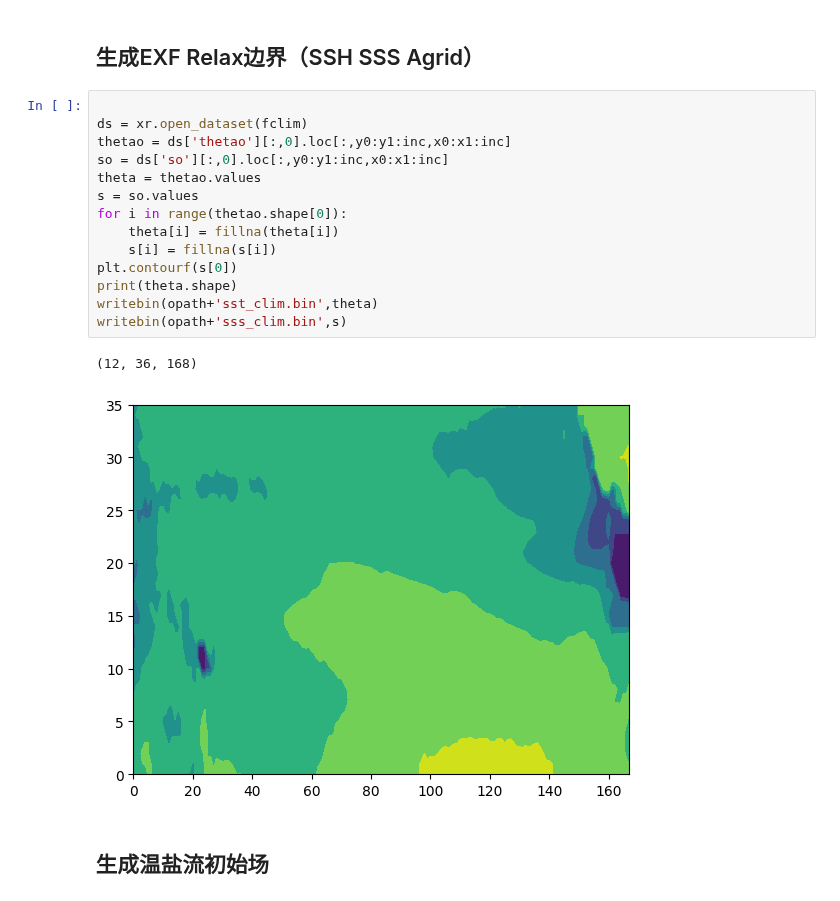
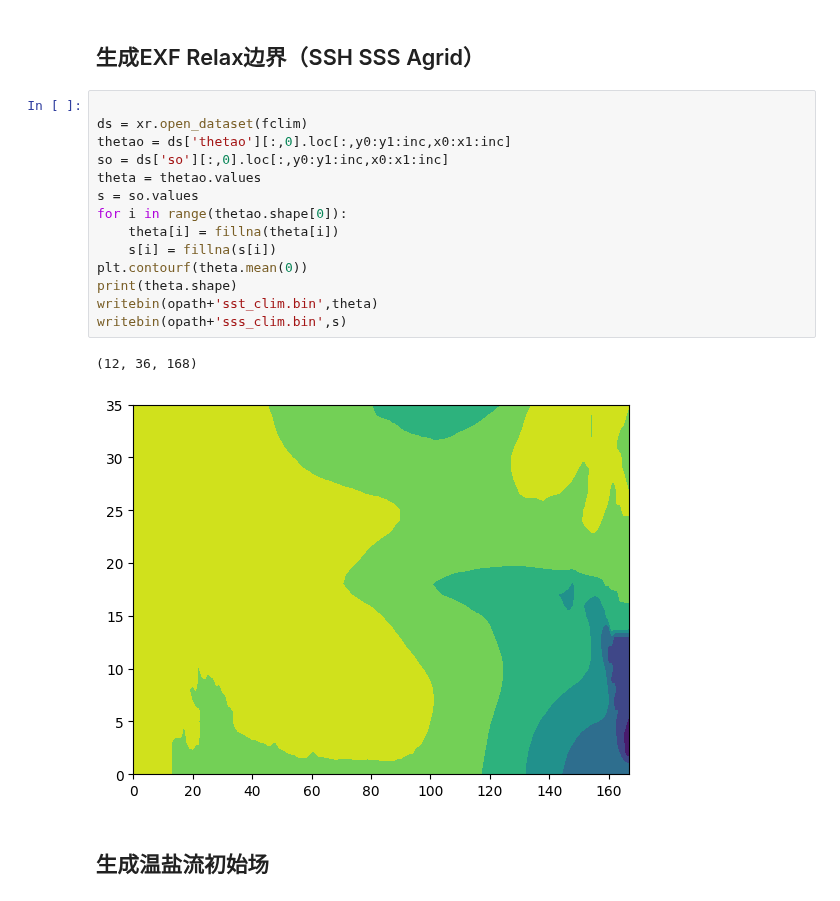
Before and after one commit to FattyZH/eqp-dlfv-mitgcm-era5, a Jupyter notebook: script/gendata_Hydrog.ipynb, the cells around one changed output. Cells and saved outputs as stored; diff of their text form.

```diff
--- a/script/gendata_Hydrog.ipynb
+++ b/script/gendata_Hydrog.ipynb
@@ -66,20 +86,20 @@ writebin(opath+'tauy.bin',tauy)
 # %%
 
 ds = xr.open_dataset(fclim)
 thetao = ds['thetao'][:,0].loc[:,y0:y1:inc,x0:x1:inc]
 so = ds['so'][:,0].loc[:,y0:y1:inc,x0:x1:inc]
 theta = thetao.values
 s = so.values
 for i in range(thetao.shape[0]):
     theta[i] = fillna(theta[i])
     s[i] = fillna(s[i])
-plt.contourf(s[0])
+plt.contourf(theta.mean(0))
 print(theta.shape)
 writebin(opath+'sst_clim.bin',theta)
 writebin(opath+'sss_clim.bin',s)
 # %% [output]
 (12, 36, 168)
-[figure, old version]
+[figure, new version]
 # %% [markdown]
 ## 生成温盐流初始场
 # %%
```
Also changed, not shown: parts of 1 cell of this notebook, 4 other files.
